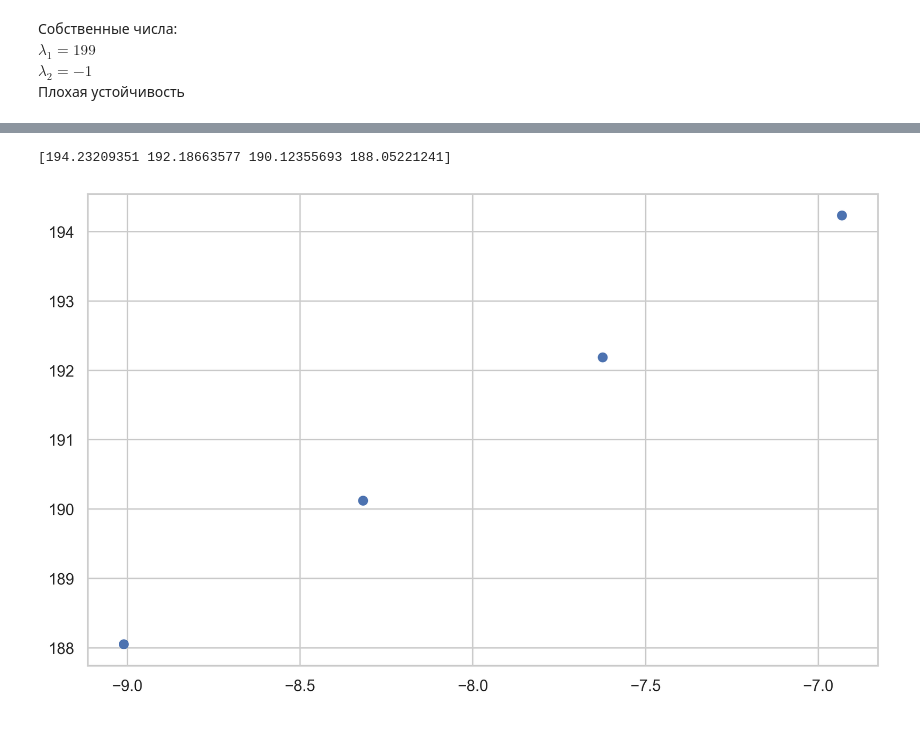
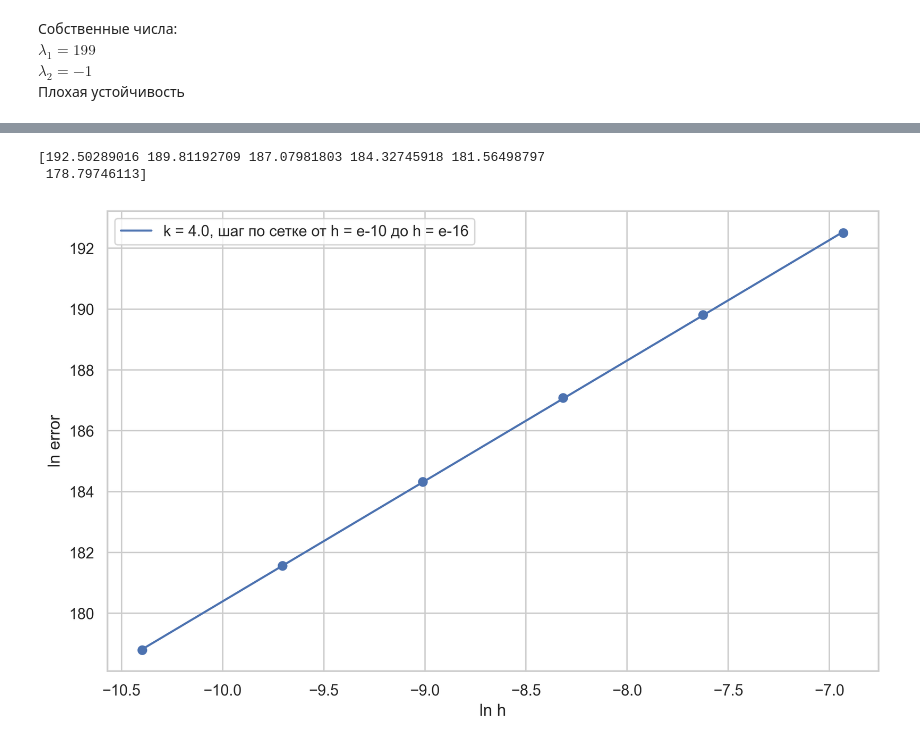
Before and after one commit to kekoveca/CompMathPhys, a Jupyter notebook: rk4.ipynb, the cells around one changed output, grey strips where cells are left out. Cells and saved outputs as stored; diff of their text form; code cells hidden in the pictures.

```diff
--- a/rk4.ipynb
+++ b/rk4.ipynb
@@ -81,7 +81,7 @@ df
 | y2_precise | -9.284767e-01 | -1.222792e+08 | -5.368002e+16 | -2.356529e+25 | -1.034506e+34 | -4.541436e+42 | -1.993671e+51 | -8.752127e+59 | -3.842145e+68 | -1.686685e+77 | -7.404473e+85 |
 | delta_2 | 1.110223e-16 | 1.222769e+08 | 5.368002e+16 | 2.356529e+25 | 1.034506e+34 | 4.541436e+42 | 1.993671e+51 | 8.752127e+59 | 3.842145e+68 | 1.686685e+77 | 7.404473e+85 |
 # %%
-hs = [1 / (2 ** i) for i in range(10, 14)]
+hs = [1 / (2 ** i) for i in range(10, 16)]
 
 errors = []
 
@@ -90,22 +90,26 @@ for h in hs:
     rk4_test.solve()
     sol = rk4_test.u_values
     prec = rk4_test.preciseSolution(rk4_test.t_mesh)
-    errors.append(np.sum(LA.norm(sol - prec, axis=1)))
+    errors.append(np.max(LA.norm(sol - prec, axis=1)))
 # %%
 import matplotlib.pyplot as plt
 import seaborn as sns
 sns.set_theme(style='whitegrid')
 
 
 x = np.log(hs)
 y = np.log(errors)
 plf = np.polyfit(x, y, 1)
 yy = np.polyval(plf, x)
 
 plt.figure(figsize=(10, 6), dpi=300)
 plt.scatter(x, y)
-plt.plot(x, yy, label = f'k = {plf[0]:.2f}')
+plt.plot(x, yy, label = f'k = {plf[0]:.1f}, шаг по сетке от h = e-10 до h = e-16')
+plt.xlabel('ln h')
+plt.ylabel('ln error')
+plt.legend()
 print(np.log(errors))
 # %% [output]
-[194.23209351 192.18663577 190.12355693 188.05221241]
+[192.50289016 189.81192709 187.07981803 184.32745918 181.56498797
+ 178.79746113]
-[figure, old version]
+[figure, new version]
```
